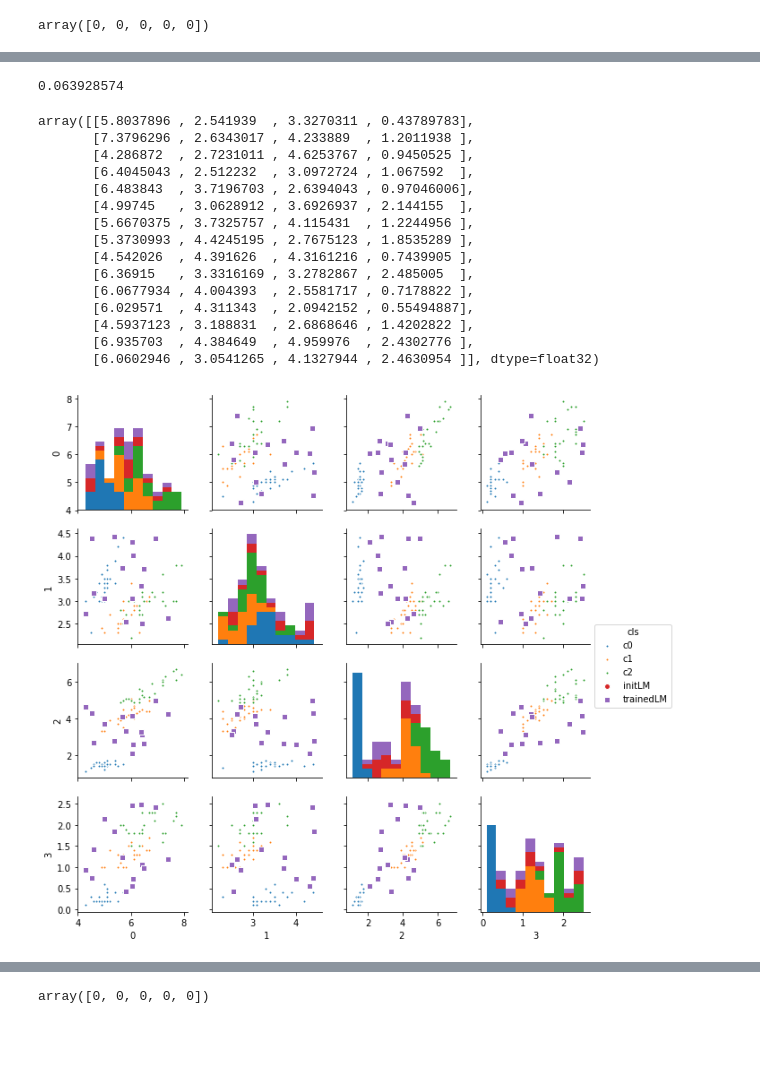
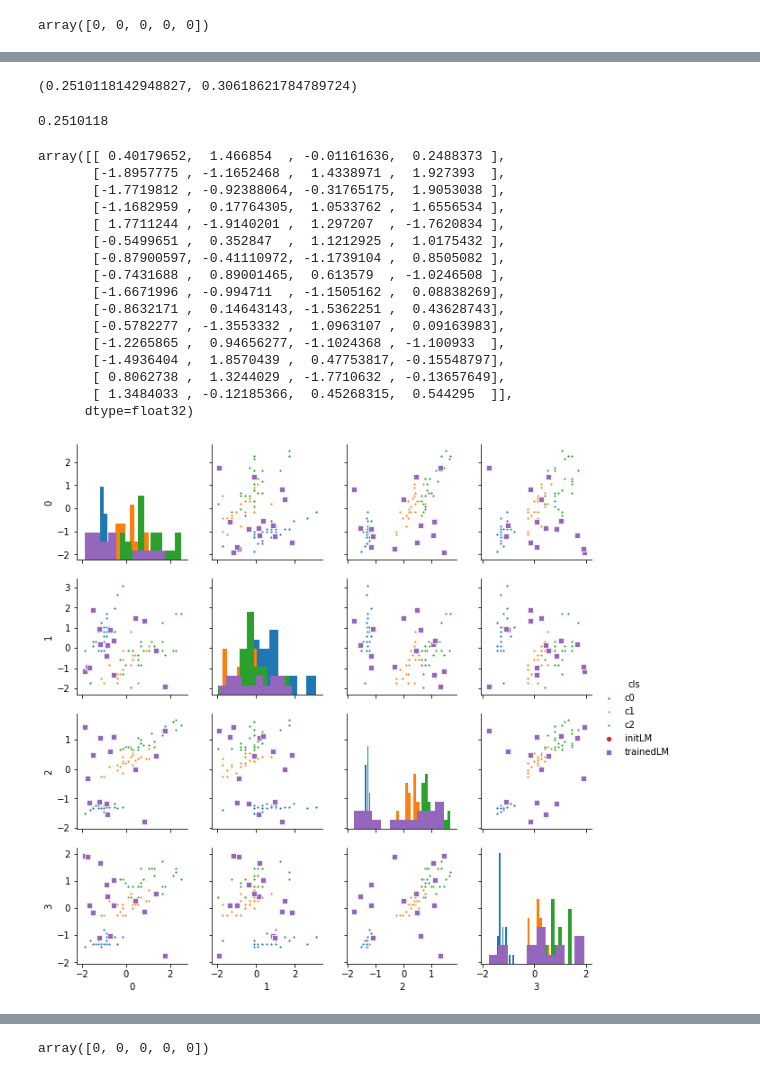
Before and after one commit to darecophoenixx/wordroid.sblo.jp, a Jupyter notebook: demo/gkernel/RBFClassifier/dev_001-iris.ipynb, the cells around one changed output, grey strips where cells are left out. Saved outputs shown, nothing was run; the diff lists cells and outputs as text; code cells hidden in the pictures; blank space fills up the shorter version.

```diff
--- a/demo/gkernel/RBFClassifier/dev_001-iris.ipynb
+++ b/demo/gkernel/RBFClassifier/dev_001-iris.ipynb
@@ -40,8 +40,11 @@ from keras_ex.gkernel.sklearn import (
     make_model
 )
 # %%
+from sklearn import preprocessing
+
 iris = datasets.load_iris()
 X = iris.data.astype(np.float32)
+X = preprocessing.scale(X)
 Y = iris.target
 N = Y.size
 Y2 = keras.utils.to_categorical(Y, num_classes=3)
@@ -981,0 +745,4 @@ array([[5.80378963, 2.54193914, 3.32703104, 0.43789782],
+# %%
+num_lm = 25
+gmm = GaussianMixture(n_components=num_lm, covariance_type='tied')
+gmm.fit(xtrain)
@@ -1014,0 +923,15 @@ ax[2].legend()
+# %%
+num_lm = 15
+init_lm = np.c_[
+    np.random.random((num_lm,))*4-2,
+    np.random.random((num_lm,))*4-2,
+    np.random.random((num_lm,))*4-2,
+    np.random.random((num_lm,))*4-2
+]
+
+clf = RBFClassifier(
+    num_lm=num_lm,
+    lm=init_lm,
+    gamma='scale',
+    make_model_gkernel=make_model_gkernel1
+)
@@ -1014,0 +964,4 @@ ax[2].legend()
+# %%
+%%time
+#hst = clf.fit(xtrain, ytrain, epochs=500, batch_size=256, verbose=0)
+hst = clf.fit(xtrain, ytrain, epochs=50, verbose=0)
@@ -1015,40 +985,45 @@ ax[2].legend()
+# %%
+1 / (4*xtrain.var()), 1/(2*np.sqrt(4/6)*2)
+# %% [output]
+(0.2510118142948827, 0.30618621784789724)
 # %%
 '''
-gamma
+fixed gamma
 '''
 clf.current_gamma()
 # %% [output]
-0.063928574
+0.2510118
 # %%
 '''
-trained nothing
+fixed landmarks
 '''
 lm = clf.current_lm()
 lm
 # %% [output]
-array([[5.8037896 , 2.541939  , 3.3270311 , 0.43789783],
-       [7.3796296 , 2.6343017 , 4.233889  , 1.2011938 ],
-       [4.286872  , 2.7231011 , 4.6253767 , 0.9450525 ],
-       [6.4045043 , 2.512232  , 3.0972724 , 1.067592  ],
-       [6.483843  , 3.7196703 , 2.6394043 , 0.97046006],
-       [4.99745   , 3.0628912 , 3.6926937 , 2.144155  ],
-       [5.6670375 , 3.7325757 , 4.115431  , 1.2244956 ],
-       [5.3730993 , 4.4245195 , 2.7675123 , 1.8535289 ],
-       [4.542026  , 4.391626  , 4.3161216 , 0.7439905 ],
-       [6.36915   , 3.3316169 , 3.2782867 , 2.485005  ],
-       [6.0677934 , 4.004393  , 2.5581717 , 0.7178822 ],
-       [6.029571  , 4.311343  , 2.0942152 , 0.55494887],
-       [4.5937123 , 3.188831  , 2.6868646 , 1.4202822 ],
-       [6.935703  , 4.384649  , 4.959976  , 2.4302776 ],
-       [6.0602946 , 3.0541265 , 4.1327944 , 2.4630954 ]], dtype=float32)
+array([[ 0.40179652,  1.466854  , -0.01161636,  0.2488373 ],
+       [-1.8957775 , -1.1652468 ,  1.4338971 ,  1.927393  ],
+       [-1.7719812 , -0.92388064, -0.31765175,  1.9053038 ],
+       [-1.1682959 ,  0.17764305,  1.0533762 ,  1.6556534 ],
+       [ 1.7711244 , -1.9140201 ,  1.297207  , -1.7620834 ],
+       [-0.5499651 ,  0.352847  ,  1.1212925 ,  1.0175432 ],
+       [-0.87900597, -0.41110972, -1.1739104 ,  0.8505082 ],
+       [-0.7431688 ,  0.89001465,  0.613579  , -1.0246508 ],
+       [-1.6671996 , -0.994711  , -1.1505162 ,  0.08838269],
+       [-0.8632171 ,  0.14643143, -1.5362251 ,  0.43628743],
+       [-0.5782277 , -1.3553332 ,  1.0963107 ,  0.09163983],
+       [-1.2265865 ,  0.94656277, -1.1024368 , -1.100933  ],
+       [-1.4936404 ,  1.8570439 ,  0.47753817, -0.15548797],
+       [ 0.8062738 ,  1.3244029 , -1.7710632 , -0.13657649],
+       [ 1.3484033 , -0.12185366,  0.45268315,  0.544295  ]],
+      dtype=float32)
 # %%
 df = pd.DataFrame(np.r_[xtrain, init_lm, lm])
 df['cls'] = ['c'+str(ee) for ee in np.argmax(ytrain, axis=1)] + ['initLM']*init_lm.shape[0] + ['trainedLM']*lm.shape[0]
 df.head()
 
-fig = sns.pairplot(df, markers=['.']*3+['o','s'], hue='cls', size=2.2, diag_kind='hist')
+fig = sns.pairplot(df, markers=['.']*3+['o','s'], hue='cls', height=2.2, diag_kind='hist')
 # %% [output]
-[figure, old version]
+[figure, new version]
 # %%
 clf.predict_proba(xtest)[:5]
 # %% [output]
```
Also changed, not shown: parts of 131 cells of this notebook, 4 other files.
